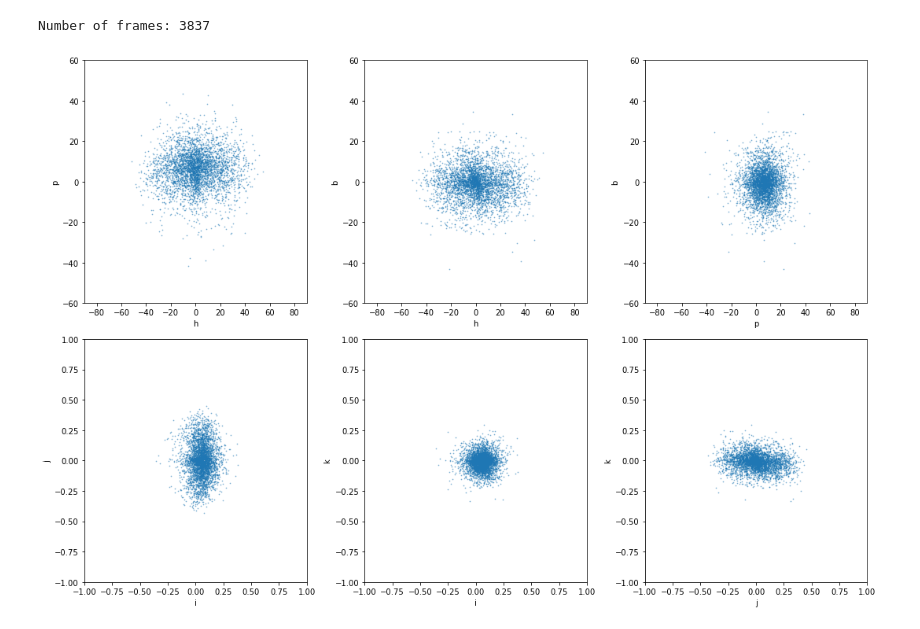
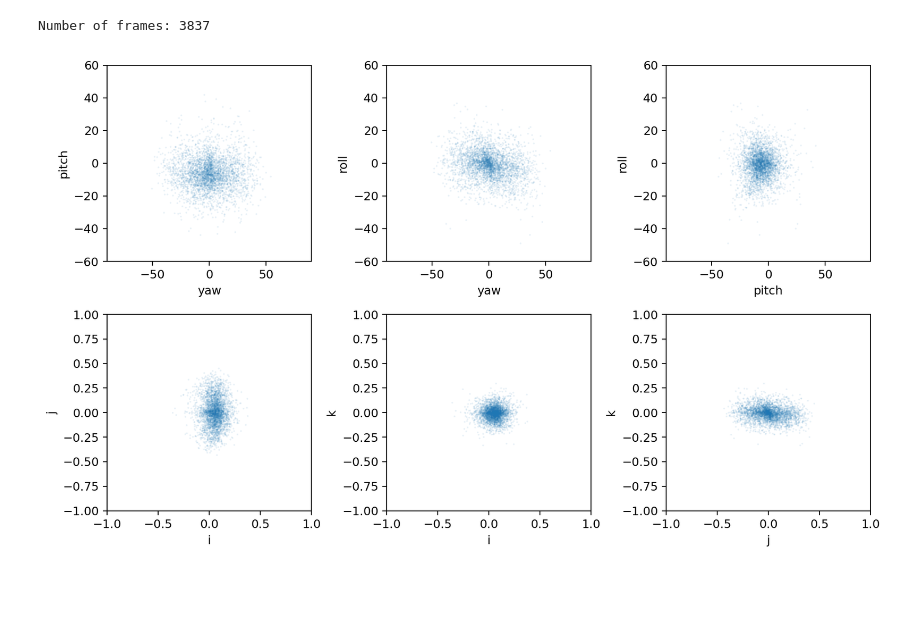
Before and after one commit to DaWelter/face-3d-rotation-augmentation, a Jupyter notebook: sampling-demo.ipynb, the cells around one changed output. Drawn from its saved outputs; the diff is of its cells as text; code cells hidden in the pictures; blank space fills up the shorter version.

```diff
--- a/sampling-demo.ipynb
+++ b/sampling-demo.ipynb
@@ -30,26 +30,40 @@ print (f"Number of frames: {len(all_baseline_rots)}")
 Number of frames: 3837
 # %%
 deg2rad = np.pi/180.
+# %%
+def inv_aflw_rotation_conversion(rot : Rotation):
+    '''Rotation object to Euler angles for AFLW and 300W-LP data'''
+    P = np.asarray([
+        [ 1, 0, 0 ],
+        [ 0, 1, 0 ],
+        [ 0, 0, -1 ]
+    ])
+    M = P @ rot.as_matrix() @ P.T
+    rot = Rotation.from_matrix(M)
+    euler = rot.as_euler('XYZ')
+    euler *= np.asarray([1,-1,1])
+    return euler
 # %%
-def plot_rotation_distribution(all_rots):
-    hpb = get_hpb(all_rots)
+def plot_rotation_distribution(all_rots, alpha=0.1):
+    hpb = inv_aflw_rotation_conversion(all_rots)[:,[1,0,2]] # heading pitch bank, aka yaw pitch roll.
     quats = all_rots.as_quat()
-    fig, axes = pyplot.subplots(2,3, figsize=(15,10))
+    fig, axes = pyplot.subplots(2,3, figsize=(10,6), dpi=180)
     axes = axes.ravel()
     ax = axes[0]
-    names = 'h p b'.split()
+    names = 'yaw pitch roll'.split()
     pairs = [ (0,1), (0,2), (1,2) ]
     for ax, (i,j) in zip(axes[:3],pairs):
-        ax.scatter(hpb.T[i]/deg2rad, hpb.T[j]/deg2rad, s=0.5, alpha=0.5)
+        ax.scatter(hpb.T[i]/deg2rad, hpb.T[j]/deg2rad, s=2., alpha=alpha, rasterized=True, edgecolor='none')
         ax.set(xlabel=names[i], ylabel=names[j])
         ax.set(xlim=(-90.,90.),ylim=(-60.,60.))
     names = 'i j k'.split()
     for ax, (i,j) in zip(axes[3:],pairs):
-        ax.scatter(quats.T[i], quats.T[j], s=0.5, alpha=0.5)
+        ax.scatter(quats.T[i], quats.T[j], s=2., alpha=alpha, rasterized=True, edgecolor='none')
         ax.set(xlabel=names[i], ylabel=names[j])
         ax.set(xlim=(-1.,1.),ylim=(-1.,1.))
     pyplot.tight_layout()
-
-plot_rotation_distribution(all_baseline_rots)
+    return fig
-# %% [output]
-[figure, removed]
+# %%
+fig = plot_rotation_distribution(all_baseline_rots)
+# %% [output]
+[figure, added]
```
Also changed, not shown: parts of 7 cells of this notebook, 1 other file.
